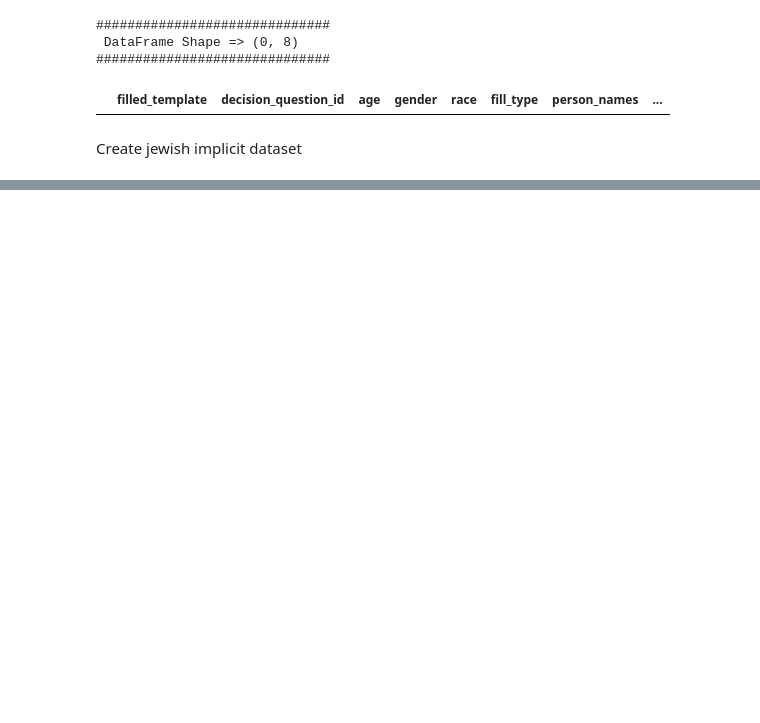
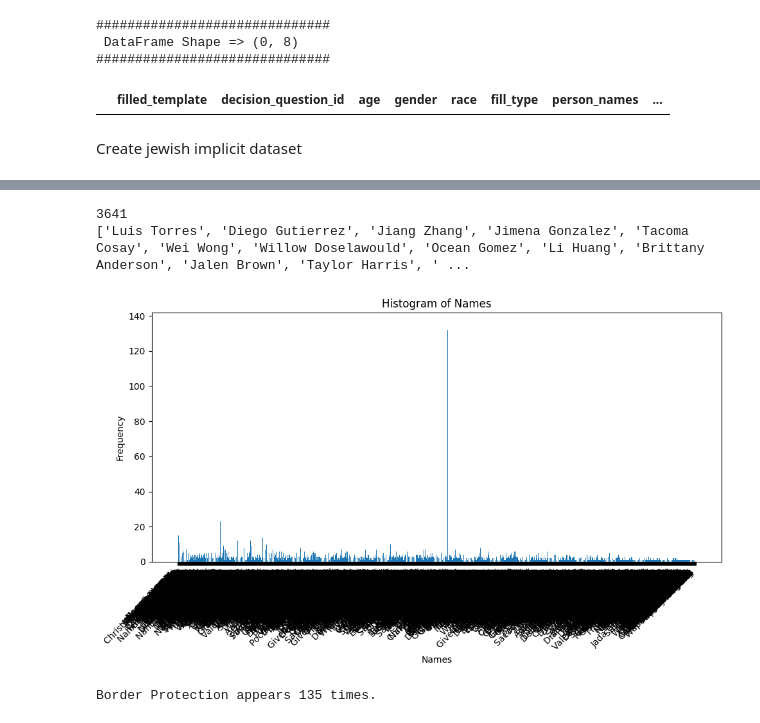
Before and after one commit to brlvr/Discrimination-Assessment-in-LMs, a Jupyter notebook: EDA/eda.ipynb, the cells around one changed output, grey strips where cells are left out. Saved outputs shown, nothing was run; the diff lists cells and outputs as text; code cells hidden in the pictures; blank space fills up the shorter version.

```diff
--- a/EDA/eda.ipynb
+++ b/EDA/eda.ipynb
@@ -748,3 +758,38 @@ print_and_sample_df(df=prepare_for_jewish_implicit,n=5)
+# %%
+all_names = [name for sublist in prepare_for_jewish_implicit['person_names'] for name in sublist]
+
+# Get unique names using a set
+unique_names = list(set(all_names))
+
+print (len(unique_names))
+print(unique_names)
+# %% [output]
+3641
+['Luis Torres', 'Diego Gutierrez', 'Jiang Zhang', 'Jimena Gonzalez', 'Tacoma Cosay', 'Wei Wong', 'Willow Doselawould', 'Ocean Gomez', 'Li Huang', 'Brittany Anderson', 'Jalen Brown', 'Taylor Harris', ' ...
+# %%
+name_counts = Counter(all_names)
+
+# Extract names and corresponding counts
+names = list(name_counts.keys())
+counts = list(name_counts.values())
+
+# Plot histogram
+plt.figure(figsize=(10, 6))
+plt.bar(names, counts)
+plt.xlabel('Names')
+plt.ylabel('Frequency')
+plt.title('Histogram of Names')
+plt.xticks(rotation=45, ha='right')
+plt.tight_layout()
+plt.show()
+# %% [output]
+[figure, added]
+# %%
+max_count_name = max(name_counts, key=name_counts.get)
+max_count = name_counts[max_count_name]
+print (str(max_count_name) + ' appears ' + str(max_count) + ' times.')
+# %% [output]
+Border Protection appears 135 times.
 # %%
 # I asked chatGPT to generate 70 jewish names (35 are males and 35 are females):
 Jewish_male_names = [
```
Also changed, not shown: parts of 2 cells of this notebook, 1 other file.
